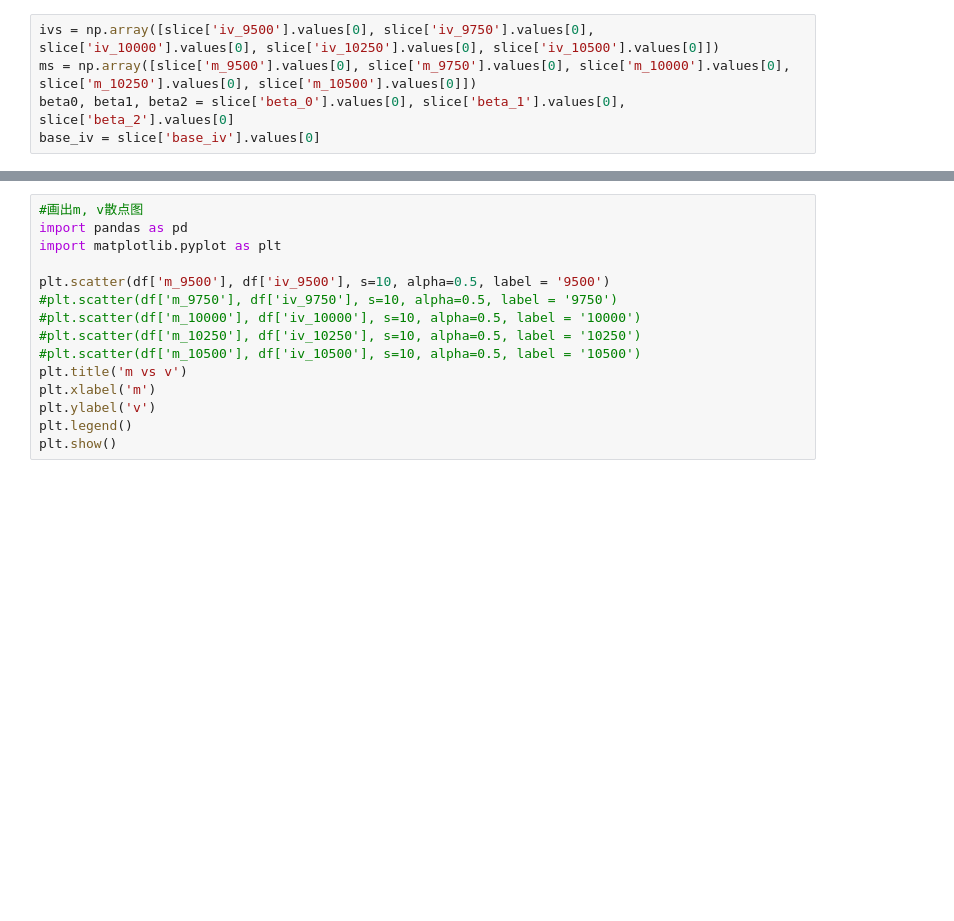
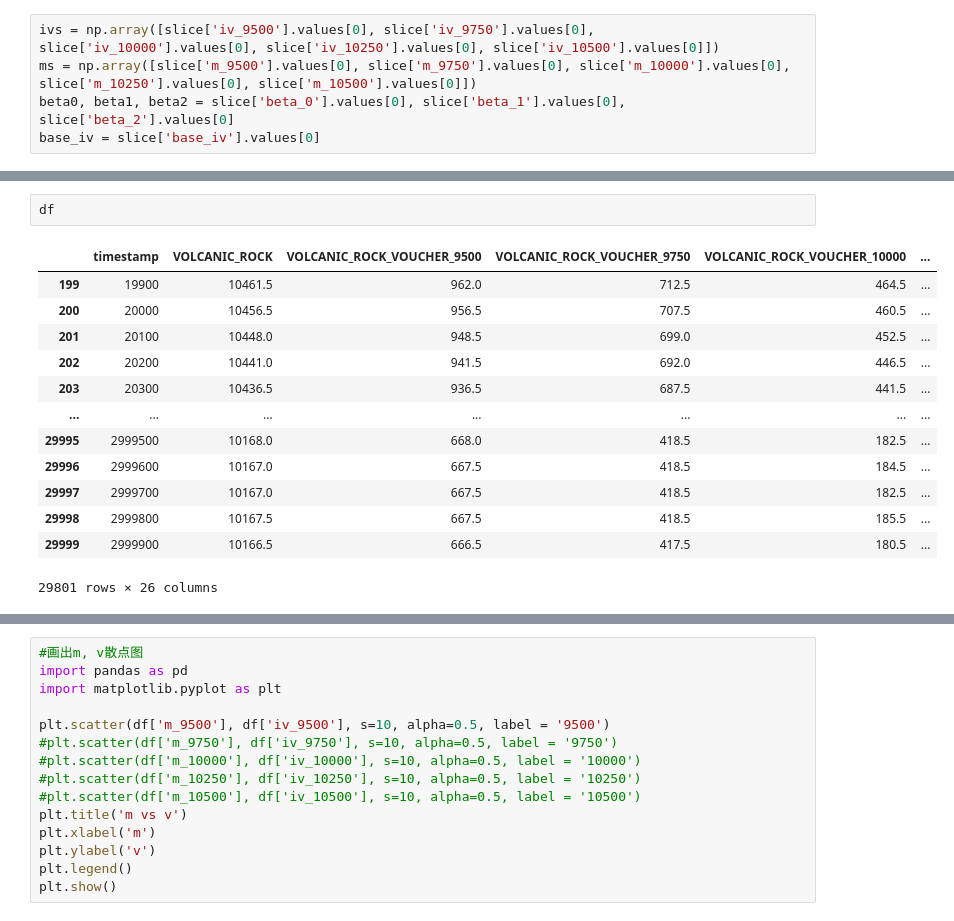
Before and after one commit to IMC-Prosperity-Granite-Flow/IMC_Prosperity3_GraniteFlow, a Jupyter notebook: src/analysis/round3/main.ipynb, the cells around one changed output, grey strips where cells are left out. Cells and saved outputs as stored; diff of their text form; blank space fills up the shorter version.

```diff
--- a/src/analysis/round3/main.ipynb
+++ b/src/analysis/round3/main.ipynb
@@ -52,0 +69,16 @@ plt.legend()
+# %%
+df
+# %% [output]
+|  | timestamp | VOLCANIC_ROCK | VOLCANIC_ROCK_VOUCHER_9500 | VOLCANIC_ROCK_VOUCHER_9750 | VOLCANIC_ROCK_VOUCHER_10000 | ... |
+| 199 | 19900 | 10461.5 | 962.0 | 712.5 | 464.5 | ... |
+| 200 | 20000 | 10456.5 | 956.5 | 707.5 | 460.5 | ... |
+| 201 | 20100 | 10448.0 | 948.5 | 699.0 | 452.5 | ... |
+| 202 | 20200 | 10441.0 | 941.5 | 692.0 | 446.5 | ... |
+| 203 | 20300 | 10436.5 | 936.5 | 687.5 | 441.5 | ... |
+| ... | ... | ... | ... | ... | ... | ... |
+| 29995 | 2999500 | 10168.0 | 668.0 | 418.5 | 182.5 | ... |
+| 29996 | 2999600 | 10167.0 | 667.5 | 418.5 | 184.5 | ... |
+| 29997 | 2999700 | 10167.0 | 667.5 | 418.5 | 182.5 | ... |
+| 29998 | 2999800 | 10167.5 | 667.5 | 418.5 | 185.5 | ... |
+| 29999 | 2999900 | 10166.5 | 666.5 | 417.5 | 180.5 | ... |
+29801 rows × 26 columns
```
Also changed, not shown: parts of 6 cells of this notebook, 1 other file.
